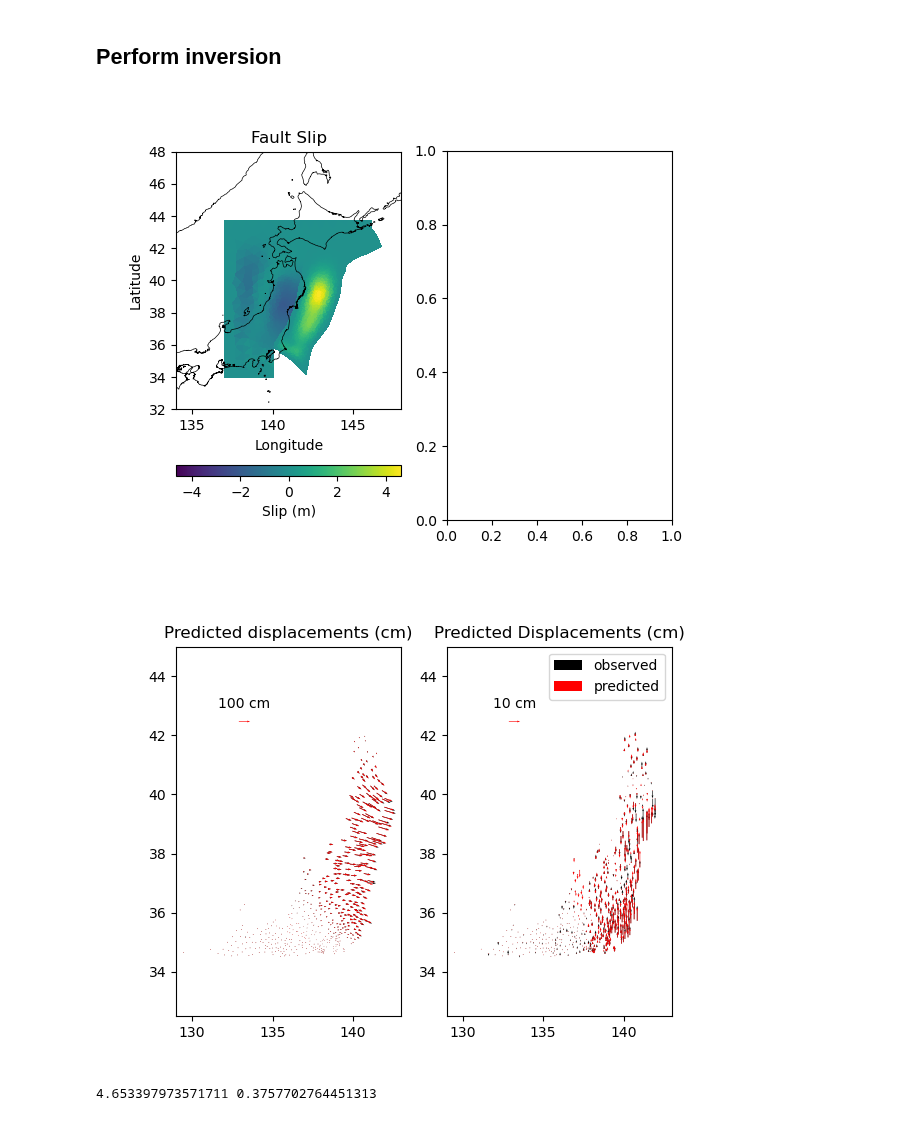
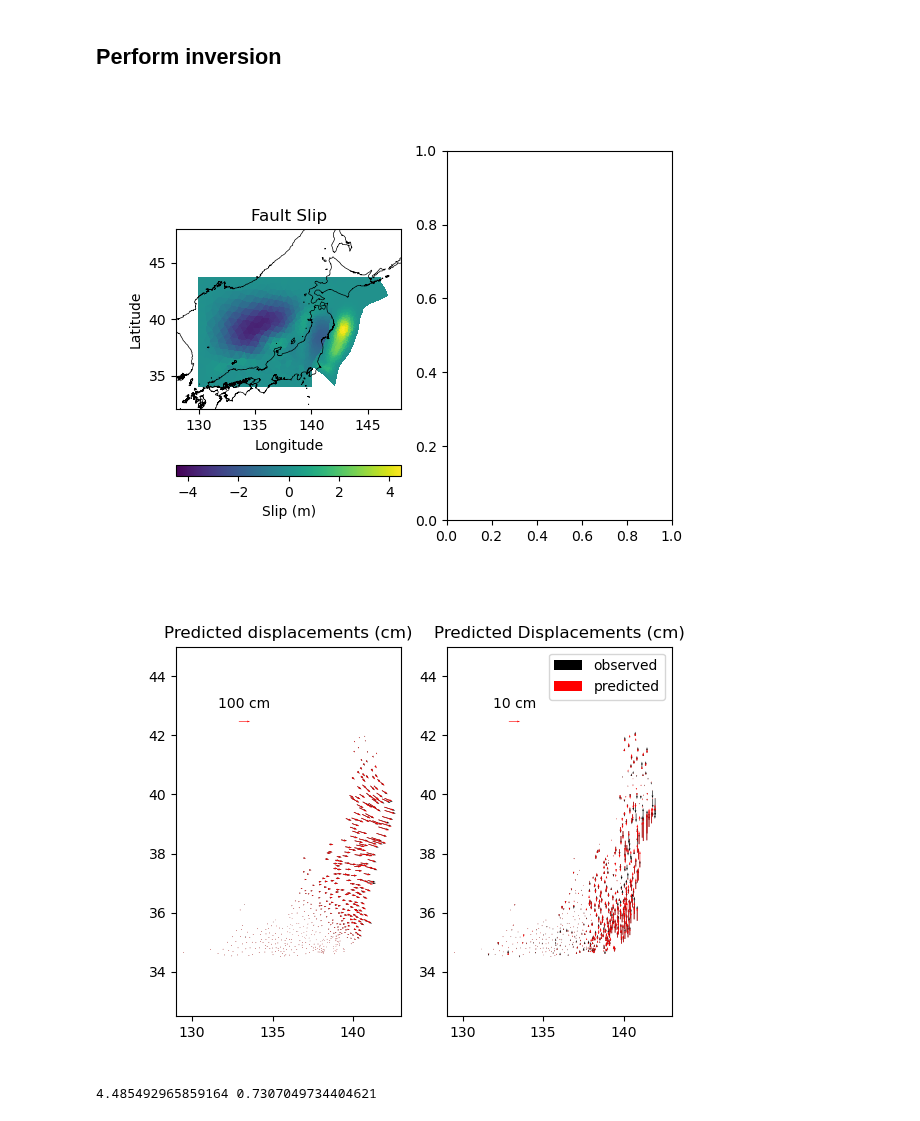
Before and after one commit to e-middleton/Emily_fault_displacement, a Jupyter notebook: CMI.ipynb, the cells around one changed output. Drawn from its saved outputs; the diff is of its cells as text; code cells hidden in the pictures.

```diff
--- a/CMI.ipynb
+++ b/CMI.ipynb
@@ -226,7 +226,7 @@ indicies = np.argsort( depth_contour[:,1] )
 depth_contour = depth_contour[indicies]
 
 # separately add on the corners of the CMI
-min_lon = 137 # minimum longitude value for corner (originally 137) (wide = 135)
+min_lon = 130 # minimum longitude value for corner (originally 137) (wide = 135)
 min_lat = 34
 max_lat = np.max(depth_contour[:,1]+0.5) # maximum latitude for corner
 
@@ -1413,7 +1413,7 @@ pred_disp = disp_mat.dot(est_slip)
 # pred_disp = disp_mat[:, 1+all_elem_beg[1]::3].dot(est_slip[1+all_elem_beg[1]::3])
 # %%
 # plot for visualizing
-xmin = 136
+xmin = min_lon
 xmax = 148
 ymin = 32
 ymax = 48
@@ -1456,36 +1456,36 @@ rso = ax[1].tripcolor(horiz["points"][:,0], horiz["points"][:,1], horiz["verts"]
 cbar1 = fig.colorbar(rso, ax=ax[1], orientation='horizontal')
 cbar1.set_label("Slip (m)")
 #ax[1].quiver(gps.lon, gps.lat, pred_disp[0::3], pred_disp[1::3], scale=vec_scale, color='r', label="predicted")
 ax[1].quiver(gps.lon, gps.lat, gps.east_vel, gps.north_vel, scale=vec_scale, color='k', label='observed')
 ax[1].set(xlim=(xmin-2, xmax), ylim=(ymin, ymax), aspect='equal')
 ax[1].title.set_text("CMI Slip") #graph 1
 ax[1].set_ylabel("Latitude")
 ax[1].set_xlabel("Longitude")
 
 
 fig, ax = plt.subplots(1, 2)
 ax[0].quiver(gps.lon, gps.lat, gps.east_vel, gps.north_vel, scale=vec_scale, color='k', label='observed')
 Q = ax[0].quiver(gps.lon, gps.lat, pred_disp[0::3], pred_disp[1::3], scale=vec_scale, color='r', label='predicted')
 ax[0].quiverkey(Q, X = 0.3, Y=0.8, U=100, label='100 cm',labelpos='N', color='r')
 ax[0].set_title("Predicted displacements (cm)")
 ax[0].set_ylim([32.5, 45])
 ax[0].set_xlim([129, 143])
 
 ax[1].quiver(gps.lon, gps.lat, 0, gps.up_vel, scale=vec_scale/10, color='k', label='observed')
 Q1 = ax[1].quiver(gps.lon, gps.lat, 0, pred_disp[2::3], scale=vec_scale/10, color='r', label='predicted')
 ax[1].quiverkey(Q1, X=0.3, Y=0.8, U=10, label="10 cm", labelpos='N', color='r')
 #ax.quiver(gps.lon, gps.lat, data_vector[0:1497:3], data_vector[1:1497:3], scale=vec_scale, color='b')
 ax[1].set_ylim([32.5, 45])
 ax[1].set_xlim([129, 143])
 plt.title("Predicted Displacements (cm)")
 plt.legend()
 plt.show()
 
 print(max_mag_f, max_mag_h)
 # %% [output]
-[figure, old version]
+[figure, new version]
-[figure, old version]
+[figure, new version]
-4.653397973571711 0.3757702764451313
+4.485492965859164 0.7307049734404621
 # %%
 # calculate gps displacement residuals
 # residual = actual - predicted
```
Also changed, not shown: parts of 5 cells of this notebook.
